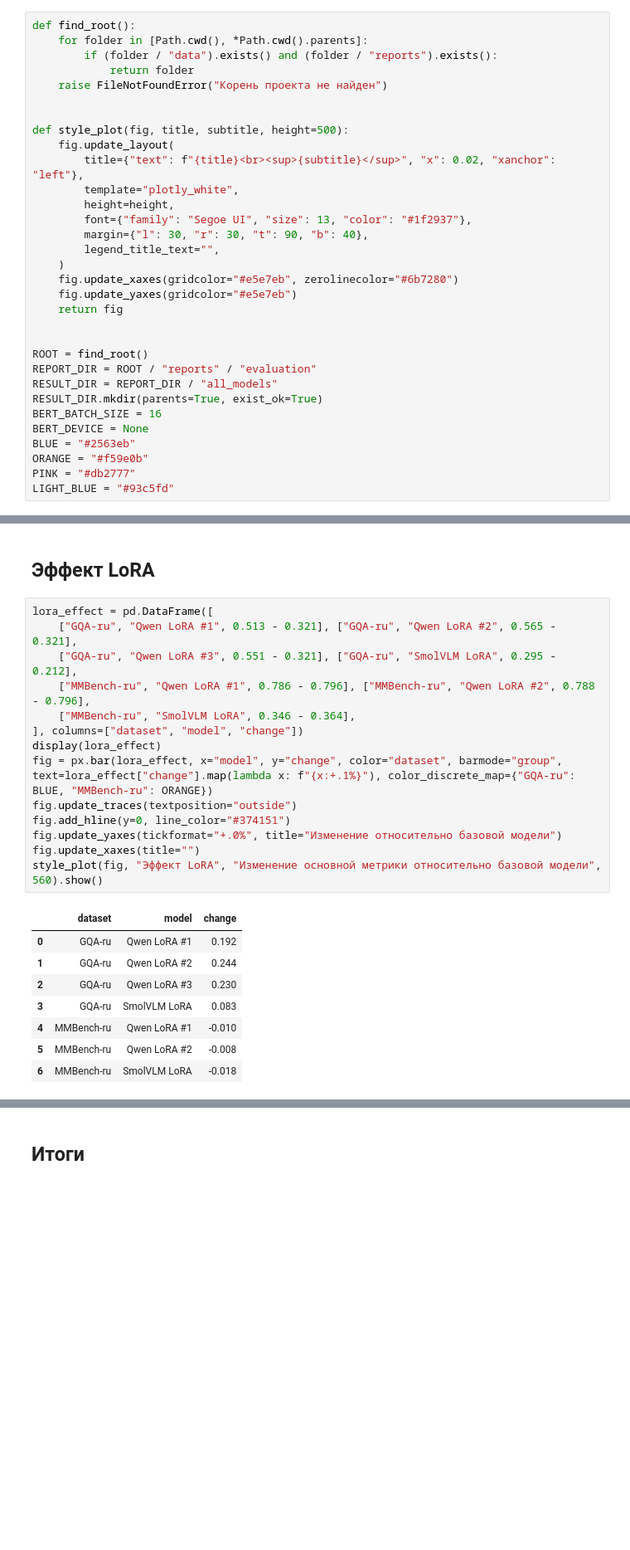
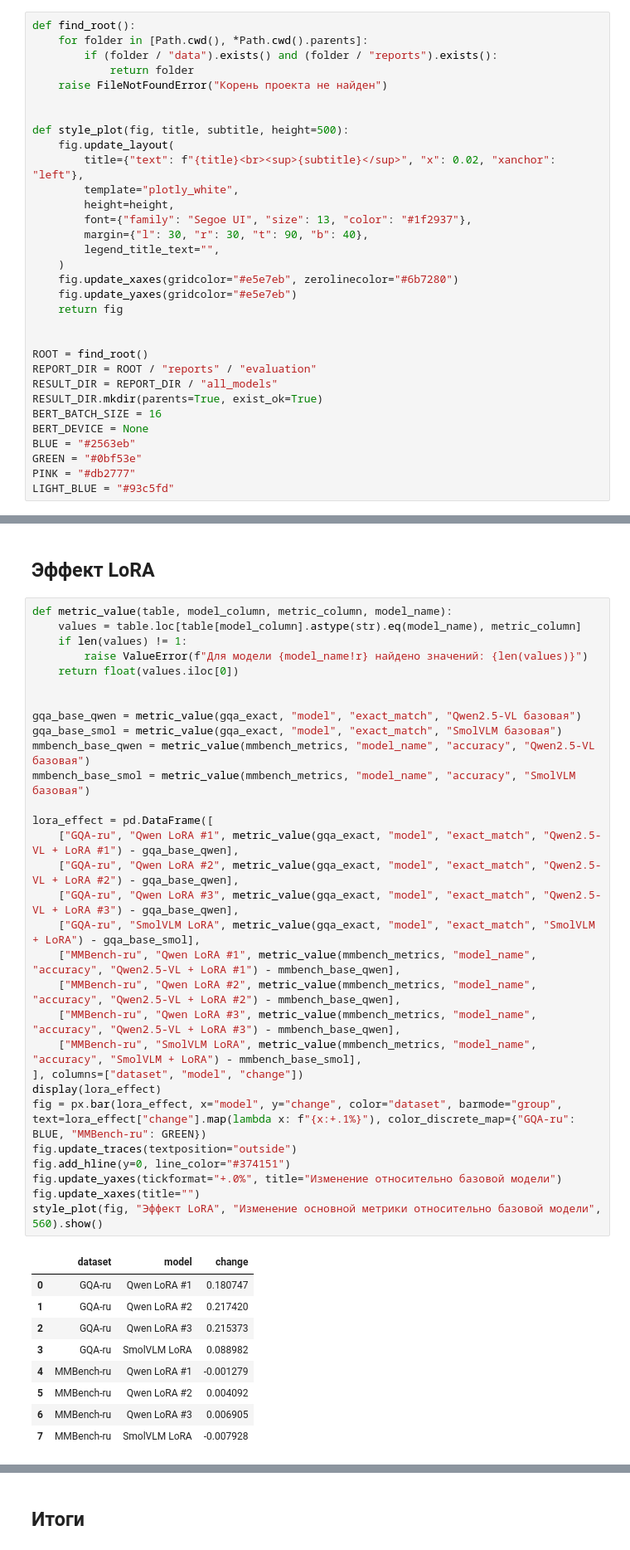
Before and after one commit to Dezurn/vk-vision-language-vqa, a Jupyter notebook: notebooks/metrics_compare.ipynb, the cells around one changed output, grey strips where cells are left out. Shown at 83% size. Drawn from its saved outputs; the diff is of its cells as text; blank space fills up the shorter version.

```diff
--- a/notebooks/evaluate_all_models.ipynb
+++ b/notebooks/metrics_compare.ipynb
@@ -40,7 +40,7 @@ RESULT_DIR.mkdir(parents=True, exist_ok=True)
 BERT_BATCH_SIZE = 16
 BERT_DEVICE = None
 BLUE = "#2563eb"
-ORANGE = "#f59e0b"
+GREEN = "#0bf53e"
 PINK = "#db2777"
 LIGHT_BLUE = "#93c5fd"
 # %% [markdown]
@@ -320,28 +433,45 @@ style_plot(fig, "MMBench-ru: сложность категорий", "Средн
 # %% [markdown]
 ## Эффект LoRA
 # %%
+def metric_value(table, model_column, metric_column, model_name):
+    values = table.loc[table[model_column].astype(str).eq(model_name), metric_column]
+    if len(values) != 1:
+        raise ValueError(f"Для модели {model_name!r} найдено значений: {len(values)}")
+    return float(values.iloc[0])
+
+
+gqa_base_qwen = metric_value(gqa_exact, "model", "exact_match", "Qwen2.5-VL базовая")
+gqa_base_smol = metric_value(gqa_exact, "model", "exact_match", "SmolVLM базовая")
+mmbench_base_qwen = metric_value(mmbench_metrics, "model_name", "accuracy", "Qwen2.5-VL базовая")
+mmbench_base_smol = metric_value(mmbench_metrics, "model_name", "accuracy", "SmolVLM базовая")
+
 lora_effect = pd.DataFrame([
-    ["GQA-ru", "Qwen LoRA #1", 0.513 - 0.321], ["GQA-ru", "Qwen LoRA #2", 0.565 - 0.321],
-    ["GQA-ru", "Qwen LoRA #3", 0.551 - 0.321], ["GQA-ru", "SmolVLM LoRA", 0.295 - 0.212],
-    ["MMBench-ru", "Qwen LoRA #1", 0.786 - 0.796], ["MMBench-ru", "Qwen LoRA #2", 0.788 - 0.796],
-    ["MMBench-ru", "SmolVLM LoRA", 0.346 - 0.364],
+    ["GQA-ru", "Qwen LoRA #1", metric_value(gqa_exact, "model", "exact_match", "Qwen2.5-VL + LoRA #1") - gqa_base_qwen],
+    ["GQA-ru", "Qwen LoRA #2", metric_value(gqa_exact, "model", "exact_match", "Qwen2.5-VL + LoRA #2") - gqa_base_qwen],
+    ["GQA-ru", "Qwen LoRA #3", metric_value(gqa_exact, "model", "exact_match", "Qwen2.5-VL + LoRA #3") - gqa_base_qwen],
+    ["GQA-ru", "SmolVLM LoRA", metric_value(gqa_exact, "model", "exact_match", "SmolVLM + LoRA") - gqa_base_smol],
+    ["MMBench-ru", "Qwen LoRA #1", metric_value(mmbench_metrics, "model_name", "accuracy", "Qwen2.5-VL + LoRA #1") - mmbench_base_qwen],
+    ["MMBench-ru", "Qwen LoRA #2", metric_value(mmbench_metrics, "model_name", "accuracy", "Qwen2.5-VL + LoRA #2") - mmbench_base_qwen],
+    ["MMBench-ru", "Qwen LoRA #3", metric_value(mmbench_metrics, "model_name", "accuracy", "Qwen2.5-VL + LoRA #3") - mmbench_base_qwen],
+    ["MMBench-ru", "SmolVLM LoRA", metric_value(mmbench_metrics, "model_name", "accuracy", "SmolVLM + LoRA") - mmbench_base_smol],
 ], columns=["dataset", "model", "change"])
 display(lora_effect)
-fig = px.bar(lora_effect, x="model", y="change", color="dataset", barmode="group", text=lora_effect["change"].map(lambda x: f"{x:+.1%}"), color_discrete_map={"GQA-ru": BLUE, "MMBench-ru": ORANGE})
+fig = px.bar(lora_effect, x="model", y="change", color="dataset", barmode="group", text=lora_effect["change"].map(lambda x: f"{x:+.1%}"), color_discrete_map={"GQA-ru": BLUE, "MMBench-ru": GREEN})
 fig.update_traces(textposition="outside")
 fig.add_hline(y=0, line_color="#374151")
 fig.update_yaxes(tickformat="+.0%", title="Изменение относительно базовой модели")
 fig.update_xaxes(title="")
 style_plot(fig, "Эффект LoRA", "Изменение основной метрики относительно базовой модели", 560).show()
 # %% [output]
 |  | dataset | model | change |
-| 0 | GQA-ru | Qwen LoRA #1 | 0.192 |
-| 1 | GQA-ru | Qwen LoRA #2 | 0.244 |
-| 2 | GQA-ru | Qwen LoRA #3 | 0.230 |
-| 3 | GQA-ru | SmolVLM LoRA | 0.083 |
-| 4 | MMBench-ru | Qwen LoRA #1 | -0.010 |
-| 5 | MMBench-ru | Qwen LoRA #2 | -0.008 |
-| 6 | MMBench-ru | SmolVLM LoRA | -0.018 |
+| 0 | GQA-ru | Qwen LoRA #1 | 0.180747 |
+| 1 | GQA-ru | Qwen LoRA #2 | 0.217420 |
+| 2 | GQA-ru | Qwen LoRA #3 | 0.215373 |
+| 3 | GQA-ru | SmolVLM LoRA | 0.088982 |
+| 4 | MMBench-ru | Qwen LoRA #1 | -0.001279 |
+| 5 | MMBench-ru | Qwen LoRA #2 | 0.004092 |
+| 6 | MMBench-ru | Qwen LoRA #3 | 0.006905 |
+| 7 | MMBench-ru | SmolVLM LoRA | -0.007928 |
 # %% [markdown]
 ### Вывод по эффекту LoRA
 
```
Also changed, not shown: parts of 18 cells of this notebook, 1 other file.
